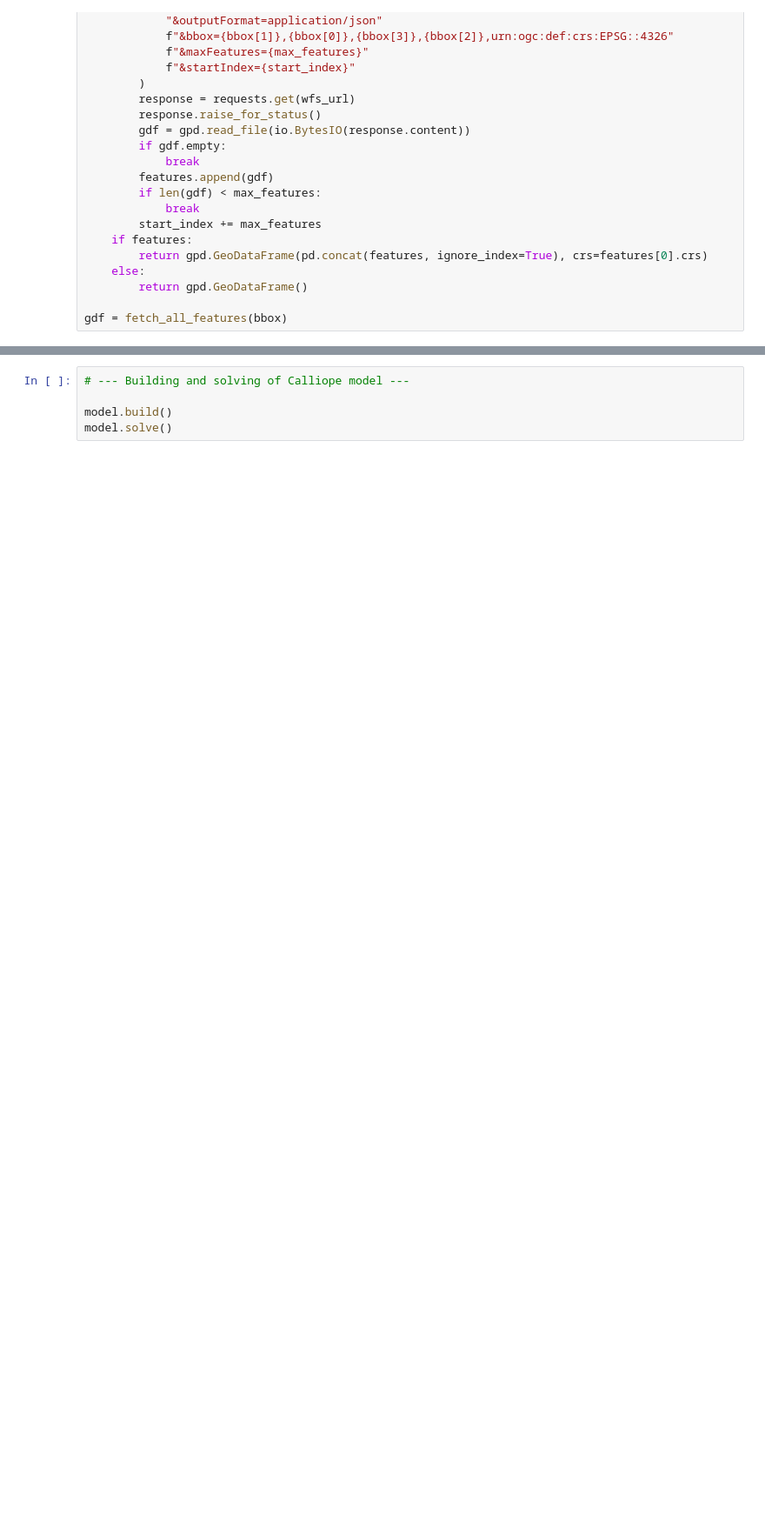
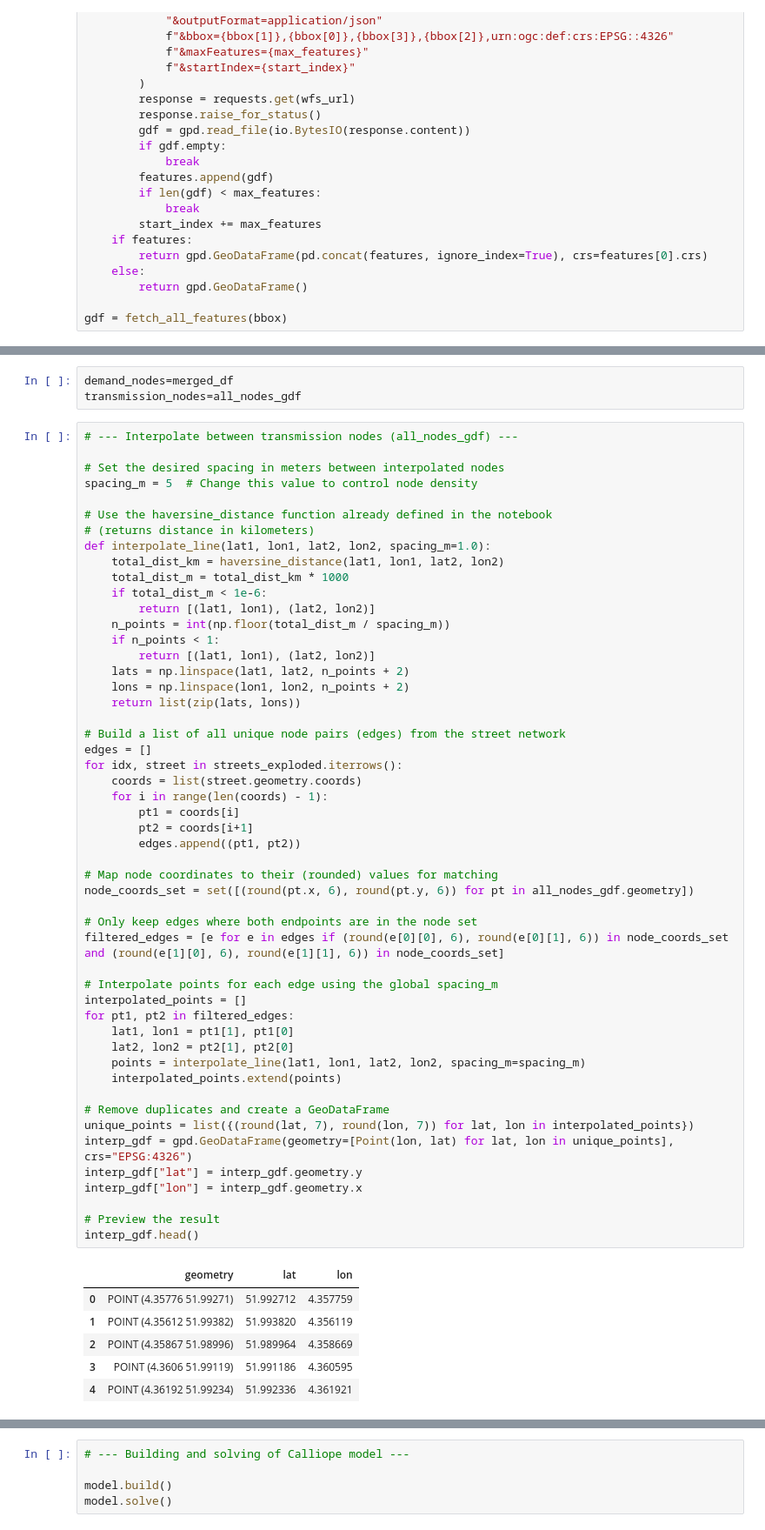
Before and after one commit to anedelcu2002/SC-G5, a Jupyter notebook: delft_calliope/notebook.ipynb, the cells around one changed output, grey strips where cells are left out. Shown at 87% size. Cells and saved outputs as stored; diff of their text form; blank space fills up the shorter version.

```diff
--- a/delft_calliope/notebook.ipynb
+++ b/delft_calliope/notebook.ipynb
@@ -311,0 +304,61 @@ def haversine_distance(lat1, lon1, lat2, lon2):
+# %%
+demand_nodes=merged_df
+transmission_nodes=all_nodes_gdf
+# %%
+# --- Interpolate between transmission nodes (all_nodes_gdf) ---
+
+# Set the desired spacing in meters between interpolated nodes
+spacing_m = 5  # Change this value to control node density
+
+# Use the haversine_distance function already defined in the notebook
+# (returns distance in kilometers)
+def interpolate_line(lat1, lon1, lat2, lon2, spacing_m=1.0):
+    total_dist_km = haversine_distance(lat1, lon1, lat2, lon2)
+    total_dist_m = total_dist_km * 1000
+    if total_dist_m < 1e-6:
+        return [(lat1, lon1), (lat2, lon2)]
+    n_points = int(np.floor(total_dist_m / spacing_m))
+    if n_points < 1:
+        return [(lat1, lon1), (lat2, lon2)]
+    lats = np.linspace(lat1, lat2, n_points + 2)
+    lons = np.linspace(lon1, lon2, n_points + 2)
+    return list(zip(lats, lons))
+
+# Build a list of all unique node pairs (edges) from the street network
+edges = []
+for idx, street in streets_exploded.iterrows():
+    coords = list(street.geometry.coords)
+    for i in range(len(coords) - 1):
+        pt1 = coords[i]
+        pt2 = coords[i+1]
+        edges.append((pt1, pt2))
+
+# Map node coordinates to their (rounded) values for matching
+node_coords_set = set([(round(pt.x, 6), round(pt.y, 6)) for pt in all_nodes_gdf.geometry])
+
+# Only keep edges where both endpoints are in the node set
+filtered_edges = [e for e in edges if (round(e[0][0], 6), round(e[0][1], 6)) in node_coords_set and (round(e[1][0], 6), round(e[1][1], 6)) in node_coords_set]
+
+# Interpolate points for each edge using the global spacing_m
+interpolated_points = []
+for pt1, pt2 in filtered_edges:
+    lat1, lon1 = pt1[1], pt1[0]
+    lat2, lon2 = pt2[1], pt2[0]
+    points = interpolate_line(lat1, lon1, lat2, lon2, spacing_m=spacing_m)
+    interpolated_points.extend(points)
+
+# Remove duplicates and create a GeoDataFrame
+unique_points = list({(round(lat, 7), round(lon, 7)) for lat, lon in interpolated_points})
+interp_gdf = gpd.GeoDataFrame(geometry=[Point(lon, lat) for lat, lon in unique_points], crs="EPSG:4326")
+interp_gdf["lat"] = interp_gdf.geometry.y
+interp_gdf["lon"] = interp_gdf.geometry.x
+
+# Preview the result
+interp_gdf.head()
+# %% [output]
+|  | geometry | lat | lon |
+| 0 | POINT (4.35776 51.99271) | 51.992712 | 4.357759 |
+| 1 | POINT (4.35612 51.99382) | 51.993820 | 4.356119 |
+| 2 | POINT (4.35867 51.98996) | 51.989964 | 4.358669 |
+| 3 | POINT (4.3606 51.99119) | 51.991186 | 4.360595 |
+| 4 | POINT (4.36192 51.99234) | 51.992336 | 4.361921 |
```
Also changed, not shown: parts of 6 cells of this notebook, 5 other files.
